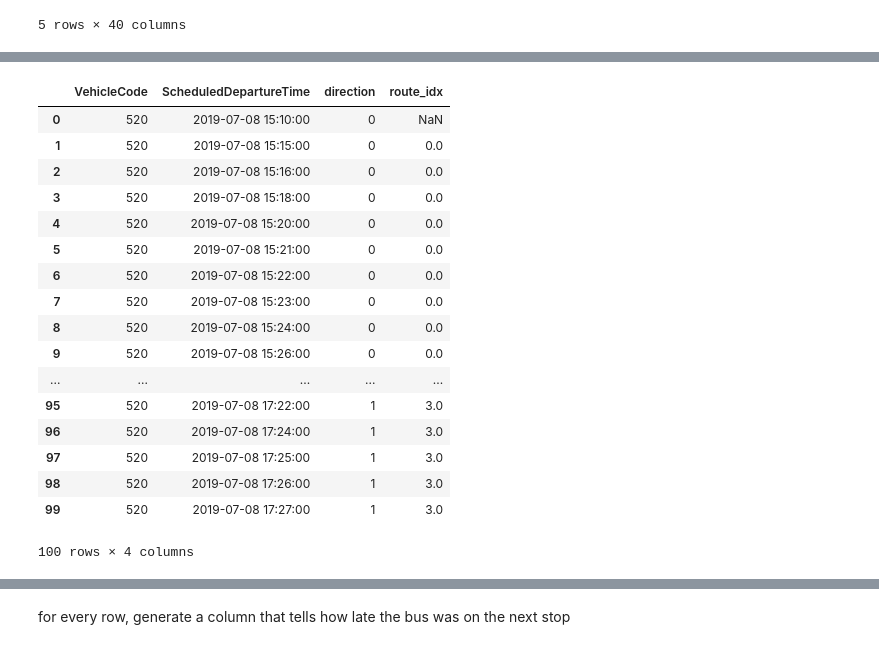
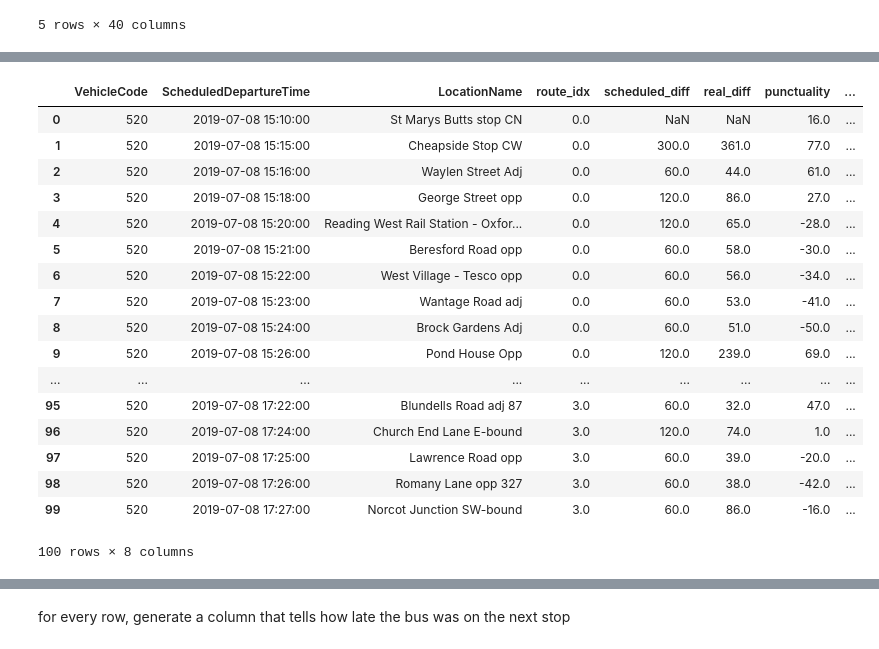
Before and after one commit to oracle-work-experience-reading-buses/data-science, a Jupyter notebook: Bus-Data.ipynb, the cells around one changed output, grey strips where cells are left out. Cells and saved outputs as stored; diff of their text form; code cells hidden in the pictures.

Commit message:
fixed NaN route_idx

```diff
--- a/Bus-Data.ipynb
+++ b/Bus-Data.ipynb
@@ -212,6 +212,6 @@ for k, df_g in route_17_merged.groupby('VehicleCode'):
         temp_df_g_shifted = temp_df_g.shift(1)
         changes_direction = (temp_df_g.direction.astype(np.float) - temp_df_g_shifted.direction.astype(np.float)).abs()
         temp_df_g['punctuality'] = (pd.to_datetime(temp_df_g['DepartureTime']) - pd.to_datetime(temp_df_g['ScheduledDepartureTime'])).dt.total_seconds()
-        temp_df_g['route_idx'] = changes_direction.cumsum()
+        temp_df_g['route_idx'] = changes_direction.cumsum().fillna(0)
         segments.append(temp_df_g)
 route_17_df_extra = pd.concat(segments).reset_index(drop=True)
@@ -228,23 +241,23 @@ for k, df_g in route_17_df_extra.groupby(['VehicleCode', 'route_idx']):
     segments_2.append(temp_df_g)
 route_17_df_extra_2 = pd.concat(segments_2).reset_index(drop=True)
 # %%
-route_17_df_extra[['VehicleCode','ScheduledDepartureTime','direction','route_idx']].head(100)
+route_17_df_extra_2[['VehicleCode', 'ScheduledDepartureTime', 'LocationName', 'route_idx', 'scheduled_diff', 'real_diff', 'punctuality', 'time_ratio']].head(100)
 # %% [output]
-|  | VehicleCode | ScheduledDepartureTime | direction | route_idx |
-| 0 | 520 | 2019-07-08 15:10:00 | 0 | NaN |
-| 1 | 520 | 2019-07-08 15:15:00 | 0 | 0.0 |
-| 2 | 520 | 2019-07-08 15:16:00 | 0 | 0.0 |
-| 3 | 520 | 2019-07-08 15:18:00 | 0 | 0.0 |
-| 4 | 520 | 2019-07-08 15:20:00 | 0 | 0.0 |
-| 5 | 520 | 2019-07-08 15:21:00 | 0 | 0.0 |
-| 6 | 520 | 2019-07-08 15:22:00 | 0 | 0.0 |
-| 7 | 520 | 2019-07-08 15:23:00 | 0 | 0.0 |
-| 8 | 520 | 2019-07-08 15:24:00 | 0 | 0.0 |
-| 9 | 520 | 2019-07-08 15:26:00 | 0 | 0.0 |
-| ... | ... | ... | ... | ... |
-| 95 | 520 | 2019-07-08 17:22:00 | 1 | 3.0 |
-| 96 | 520 | 2019-07-08 17:24:00 | 1 | 3.0 |
-| 97 | 520 | 2019-07-08 17:25:00 | 1 | 3.0 |
-| 98 | 520 | 2019-07-08 17:26:00 | 1 | 3.0 |
-| 99 | 520 | 2019-07-08 17:27:00 | 1 | 3.0 |
+|  | VehicleCode | ScheduledDepartureTime | LocationName | route_idx | scheduled_diff | real_diff | punctuality | ... |
+| 0 | 520 | 2019-07-08 15:10:00 | St Marys Butts stop CN | 0.0 | NaN | NaN | 16.0 | ... |
+| 1 | 520 | 2019-07-08 15:15:00 | Cheapside Stop CW | 0.0 | 300.0 | 361.0 | 77.0 | ... |
+| 2 | 520 | 2019-07-08 15:16:00 | Waylen Street Adj | 0.0 | 60.0 | 44.0 | 61.0 | ... |
+| 3 | 520 | 2019-07-08 15:18:00 | George Street opp | 0.0 | 120.0 | 86.0 | 27.0 | ... |
+| 4 | 520 | 2019-07-08 15:20:00 | Reading West Rail Station - Oxfor... | 0.0 | 120.0 | 65.0 | -28.0 | ... |
+| 5 | 520 | 2019-07-08 15:21:00 | Beresford Road opp | 0.0 | 60.0 | 58.0 | -30.0 | ... |
+| 6 | 520 | 2019-07-08 15:22:00 | West Village - Tesco opp | 0.0 | 60.0 | 56.0 | -34.0 | ... |
+| 7 | 520 | 2019-07-08 15:23:00 | Wantage Road adj | 0.0 | 60.0 | 53.0 | -41.0 | ... |
+| 8 | 520 | 2019-07-08 15:24:00 | Brock Gardens Adj | 0.0 | 60.0 | 51.0 | -50.0 | ... |
+| 9 | 520 | 2019-07-08 15:26:00 | Pond House Opp | 0.0 | 120.0 | 239.0 | 69.0 | ... |
+| ... | ... | ... | ... | ... | ... | ... | ... | ... |
+| 95 | 520 | 2019-07-08 17:22:00 | Blundells Road adj 87 | 3.0 | 60.0 | 32.0 | 47.0 | ... |
+| 96 | 520 | 2019-07-08 17:24:00 | Church End Lane E-bound | 3.0 | 120.0 | 74.0 | 1.0 | ... |
+| 97 | 520 | 2019-07-08 17:25:00 | Lawrence Road opp | 3.0 | 60.0 | 39.0 | -20.0 | ... |
+| 98 | 520 | 2019-07-08 17:26:00 | Romany Lane opp 327 | 3.0 | 60.0 | 38.0 | -42.0 | ... |
+| 99 | 520 | 2019-07-08 17:27:00 | Norcot Junction SW-bound | 3.0 | 60.0 | 86.0 | -16.0 | ... |
-100 rows × 4 columns
+100 rows × 8 columns
```
Also changed, not shown: parts of 6 cells of this notebook, 1 other file.
